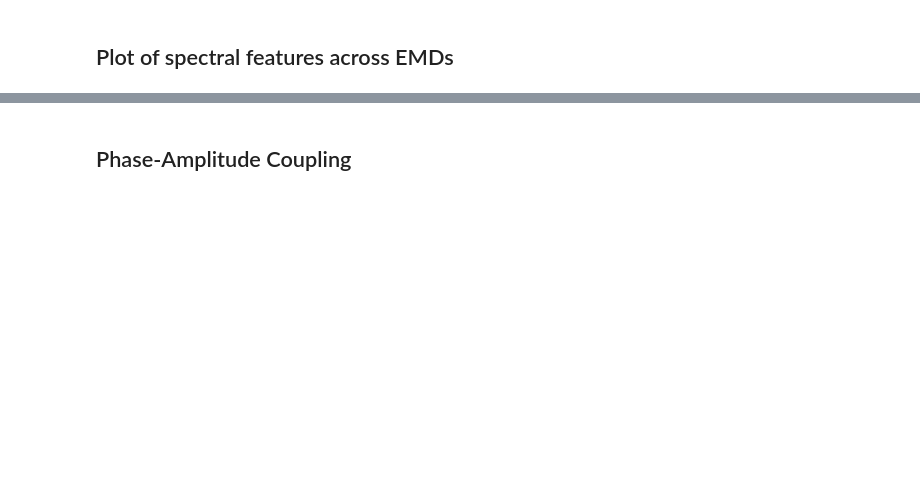
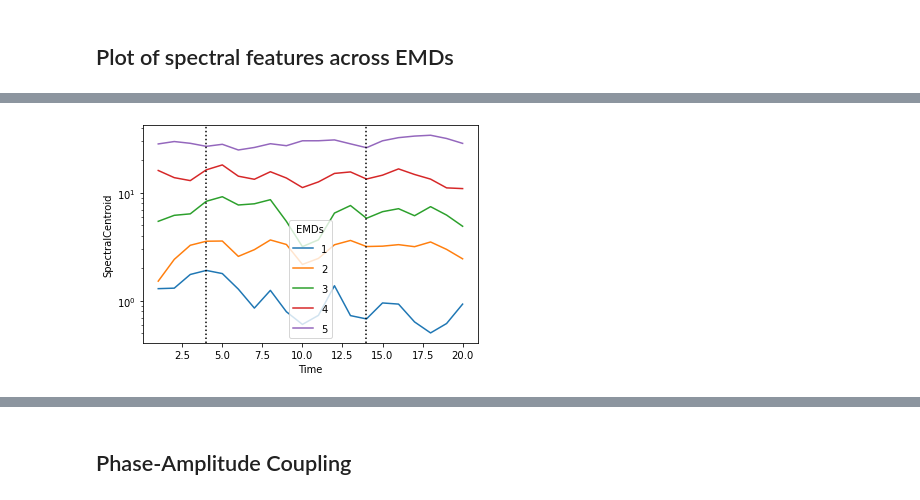
Before and after one commit to AntoineBellemare/CoCoBrainChannel, a Jupyter notebook: Python/pyACA.ipynb, the cells around one changed output, grey strips where cells are left out. Drawn from its saved outputs; the diff is of its cells as text; code cells hidden in the pictures; blank space fills up the shorter version.

```diff
--- a/Python/pyACA.ipynb
+++ b/Python/pyACA.ipynb
@@ -53,5 +49,6 @@ NameError: name 'epochs' is not defined
 # %%
-epochs = mne.read_epochs('../../pareidolia_run2.fif')
+#epochs = mne.read_epochs('../../pareidolia_run2.fif')
+epochs = mne.read_epochs('C:/Users/Antoine/github/Data_EEG/pareidolia_run1.fif')
 epochs = epochs.apply_baseline((-1.5, -0.1))
 epochs = epochs.crop(0.5, 7.5)
 epochs_data = epochs.get_data()
@@ -68,7 +66,7 @@ Applying baseline correction (mode: mean)
 # %%
 par = ['Image_on_par_high', 'Image_on_par_mid', 'Image_on_par_low']
 nopar = ['Image_on_nopar_high', 'Image_on_nopar_mid', 'Image_on_nopar_low']
-condition = par
+condition = nopar
 chs = frontal_LR
 # %%
 eeg_data = epochs[condition].average(chs)
@@ -179,0 +184,8 @@ cons_noise2
+# %%
+path = 'C:/Users/Antoine/github/Data_EEG/pareidolia_run3.fif'
+conditions = [par, nopar]
+cons_conditions_run3 = []
+for c in conditions:
+    conditions = c
+    cons_par = EMD_spectromorph_graph(path, "SpectralCentroid", 'eeg', conditions)
+    cons_conditions_run3.append(cons_par)
@@ -252,3 +310,67 @@ def EMD_spectromorph_graph(path, method, input_data='EEG'):
             plt.savefig('Spectromorph_EMD_multi-{}_{}_{}-cond-{}'.format(input_data, ch, method, condition), dpi=120)
             plt.clf()
     return n
+# %%
+input_data = 'eeg'
+method = 'SpectralCentroid'
+eeg_data = epochs[condition].average('E22')
+eeg_data = np.average(eeg_data.data, axis = 0)
+s = np.interp(eeg_data, (eeg_data.min(), eeg_data.max()), (0, +1))
+if input_data == 'noise':
+    seed(seed_n)
+    s =  [gauss(0.0, 1.0) for i in range(len(eeg_data))]
+    s = np.array(s)
+    s = np.interp(s, (s.min(), s.max()), (0, +1))
+eemd = EEMD()
+S = s
+t = np.linspace(0, 1, len(eeg_data))
+# Say we want detect extrema using parabolic method
+emd = eemd.EMD
+emd.extrema_detection="parabol"
+eIMFs = EMD().emd(s,t)
+eIMFs = np.flip(eIMFs, axis =0)
+
+eIMFs = eIMFs[2:7]
+df = pd.DataFrame()
+i = 0
+for e in eIMFs:
+    i +=1
+    [f,t] = computeFeatureCl(e, method, 1000)
+    #[f,t] = pyACA.computePitch(method, e, 1000, afWindow=None, iBlockLength=1000, iHopLength=200)
+    df[i] = np.squeeze(f)
+peaks_t = []
+peaks_list = []
+for t in range(len(df)):
+    imf_temp = []
+    for imf in range(df.shape[1]):
+        imf = imf+1
+        imf_temp.append(df.loc[t, imf])
+    peaks_list.append(imf_temp)
+peaks_total = np.array(peaks_list)
+print('peaks shape')
+print(peaks_total.shape)
+cons_tot = []
+peaks_cons_temp = []
+for peaks in peaks_total[1:20]:
+
+    cons, peaks_cons = compute_consonance(peaks, 0.1)
+    peaks_cons_temp.append(peaks_cons)
+    print('peaks:',peaks, 'cons',cons, 'peaks_cons',peaks_cons)
+xposition = []
+for i in range(len(peaks_cons_temp)):
+    if len(peaks_cons_temp[i]) != 0:
+        xposition.append(i)
+        n = n+1
+ax = sbn.lineplot(data=df.loc[1:20, 0:5], dashes = False)
+ax.set(xlabel='Time', ylabel=method)
+ax.set_yscale('log')
+plt.legend(scatterpoints=1, frameon=True, labelspacing=1, title='EMDs', loc = 'best')
+colors = ['black','black','black','black','black','black','black','black','black','black']
+labels = ['EMD1', 'EMD2', 'EMD3', 'EMD4', 'EMD5', 'EMD6']
+for xc,c, l in zip(xposition,colors, labels):
+    plt.axvline(x=xc, label='{} = {}'.format(l, xc), c=c, linestyle = 'dotted')
+
+plt.show()
+#plt.savefig('Spectromorph_EMD_multi-{}_{}_{}-cond-{}'.format(input_data, ch, method, condition), dpi=120)
+#plt.clf()
+# %% [output]
@@ -254,0 +394 @@ def EMD_spectromorph_graph(path, method, input_data='EEG'):
+[figure, added]
```
Also changed, not shown: parts of 27 cells of this notebook, 4 other files.
